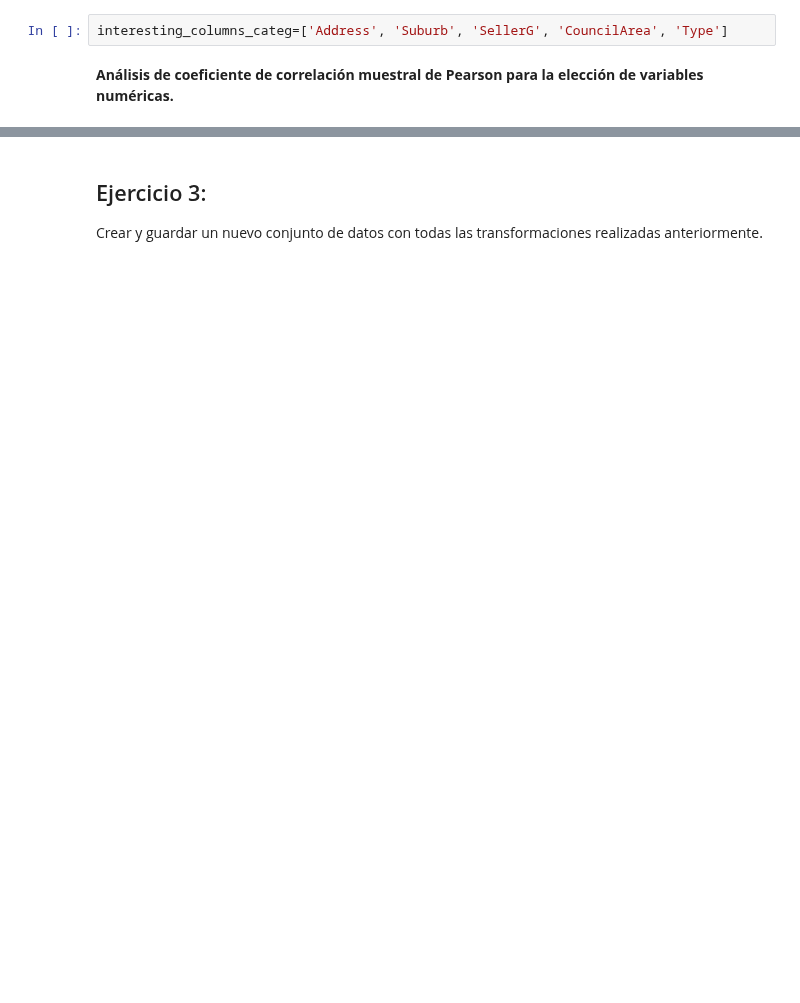
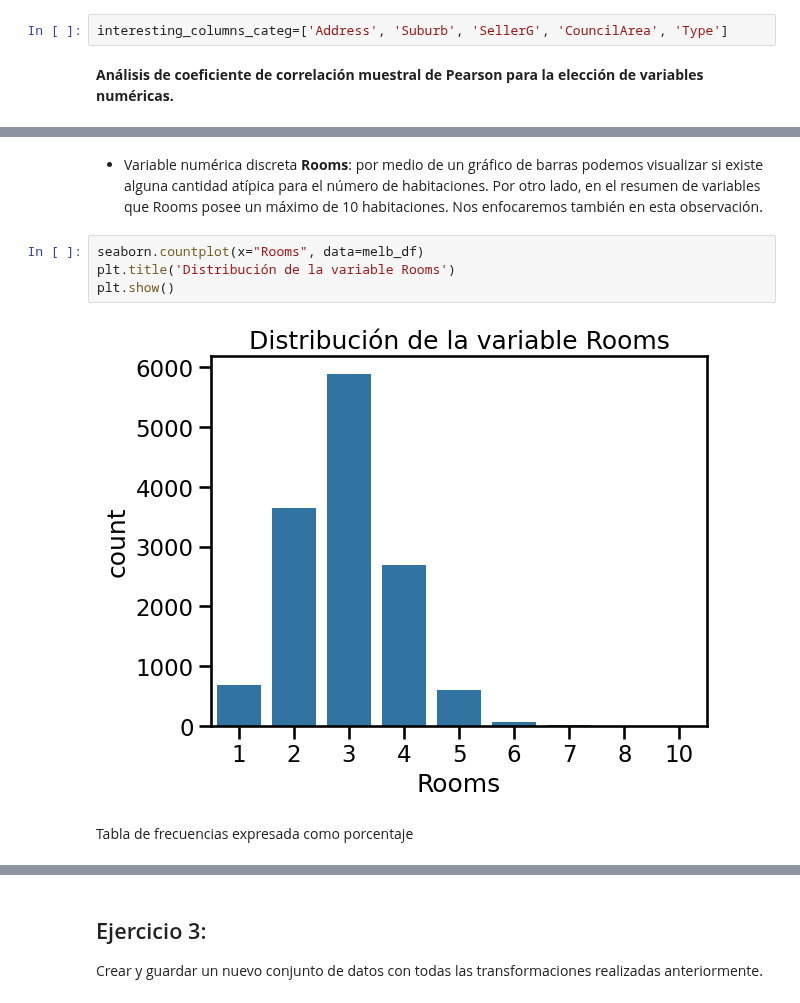
Before and after one commit to josezerda/DiploDatos2024, a Jupyter notebook: 02_ExploracionCuracion/Entregable_parte_1_2024.ipynb, the cells around one changed output, grey strips where cells are left out. Cells and saved outputs as stored; diff of their text form; blank space fills up the shorter version.

```diff
--- a/02_ExploracionCuracion/Entregable_parte_1_2024.ipynb
+++ b/02_ExploracionCuracion/Entregable_parte_1_2024.ipynb
@@ -659,0 +782,10 @@ ValueError: could not convert string to float: 'Abbotsford'
+# %% [markdown]
+- Variable numérica discreta **Rooms**: por medio de un gráfico de barras podemos visualizar si existe alguna cantidad atípica para el número de habitaciones. Por otro lado, en el resumen de variables que Rooms posee un máximo de 10 habitaciones. Nos enfocaremos también en esta observación.
+# %%
+seaborn.countplot(x="Rooms", data=melb_df)
+plt.title('Distribución de la variable Rooms')
+plt.show()
+# %% [output]
+[figure, added]
+# %% [markdown]
+Tabla de frecuencias expresada como porcentaje
```
Also changed, not shown: parts of 77 cells of this notebook, 1 other file.
